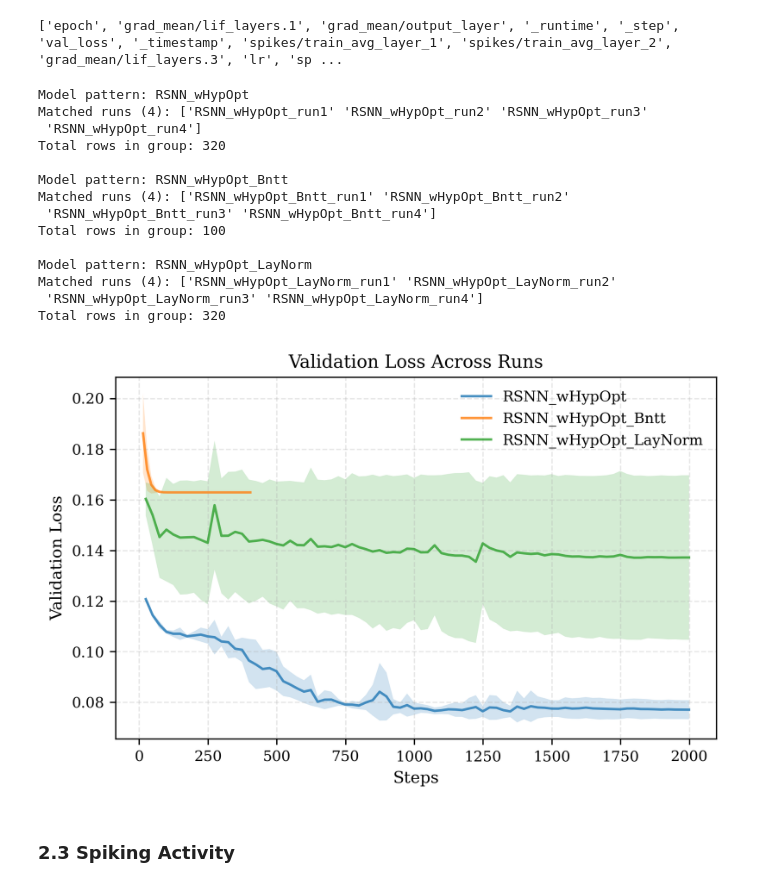
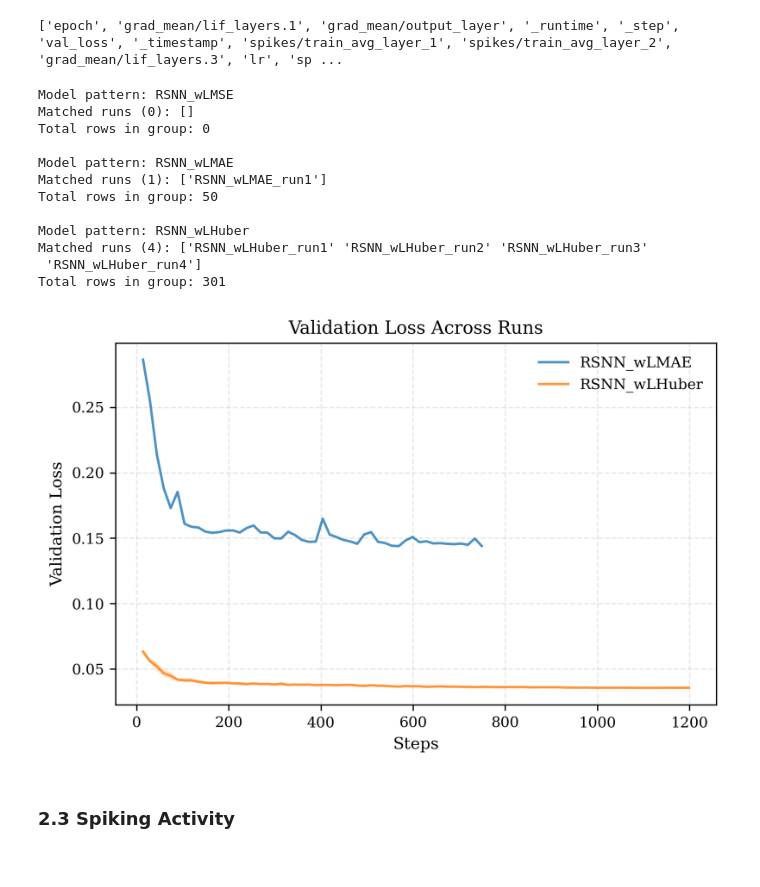
Before and after one commit to LuposX/FlexSpike, a Jupyter notebook: utils/generate_graphics.ipynb, the cells around one changed output. Saved outputs shown, nothing was run; the diff lists cells and outputs as text; code cells hidden in the pictures.

```diff
--- a/utils/generate_graphics.ipynb
+++ b/utils/generate_graphics.ipynb
@@ -298,6 +301,7 @@ include = ["GPT_Femto", "GPT_Nano", "RSNN_wHypOptim_4L"]
 include = ["RSNN_wHypOptim_4L", "RSNN_wHypOptim_6L", "RSNN_wHypOptim_8L", "RSNN_wHypOptim_10L"]
 include = ["RSNN_wHypOptim_4L", "RSNN_wHypOptim_Skip2", "RSNN_wHypOptim_Skip3", "RSNN_wHypOptim_Skip4"]
 include = ["RSNN_wHypOpt", "RSNN_wHypOpt_Bntt", "RSNN_wHypOpt_LayNorm"]
+include = ["RSNN_wLMSE", "RSNN_wLMAE", "RSNN_wLHuber"]
 # include = ["SLSTM_4L", "SLSTM_8L"]
 
 window = 1  # smoothing window, bigger smoother
@@ -324,46 +328,44 @@ for model_name in include:
     stats["mean"] = stats["mean"].rolling(window, min_periods=1).mean()
 
     # Plot mean line
     ax.plot(stats.index, stats["mean"], label=model_name, alpha=0.8)
 
     # Shaded ±1 std
     ax.fill_between(stats.index,
                     stats["mean"] - stats["std"],
                     stats["mean"] + stats["std"],
                     alpha=0.2)
 
 # Labels, title, grid, legend
 #ax.set_yscale("log")
 ax.set_xlabel("Steps")
 ax.set_ylabel("Validation Loss")
 ax.set_title("Validation Loss Across Runs")
 ax.grid(True, linestyle="--", alpha=0.3)
 ax.legend(frameon=False)
 
 plt.tight_layout()
 
 # Save the figure
 # fig.savefig("fully_trained_val_loss.png", bbox_inches="tight")
 #fig.savefig("comparsion_normalization.png", bbox_inches="tight")
 fig.savefig("comparsion_normalization.png", bbox_inches="tight")
 
 plt.show()
 # %% [output]
-Model pattern: RSNN_wHypOpt
-Matched runs (4): ['RSNN_wHypOpt_run1' 'RSNN_wHypOpt_run2' 'RSNN_wHypOpt_run3'
- 'RSNN_wHypOpt_run4']
-Total rows in group: 320
+Model pattern: RSNN_wLMSE
+Matched runs (0): []
+Total rows in group: 0
 
-Model pattern: RSNN_wHypOpt_Bntt
-Matched runs (4): ['RSNN_wHypOpt_Bntt_run1' 'RSNN_wHypOpt_Bntt_run2'
- 'RSNN_wHypOpt_Bntt_run3' 'RSNN_wHypOpt_Bntt_run4']
-Total rows in group: 100
+Model pattern: RSNN_wLMAE
+Matched runs (1): ['RSNN_wLMAE_run1']
+Total rows in group: 50
 
-Model pattern: RSNN_wHypOpt_LayNorm
-Matched runs (4): ['RSNN_wHypOpt_LayNorm_run1' 'RSNN_wHypOpt_LayNorm_run2'
- 'RSNN_wHypOpt_LayNorm_run3' 'RSNN_wHypOpt_LayNorm_run4']
-Total rows in group: 320
+Model pattern: RSNN_wLHuber
+Matched runs (4): ['RSNN_wLHuber_run1' 'RSNN_wLHuber_run2' 'RSNN_wLHuber_run3'
+ 'RSNN_wLHuber_run4']
+Total rows in group: 301
-[figure, old version]
+[figure, new version]
 # %% [markdown]
 ### 2.3 Spiking Activity
 # %%
```
Also changed, not shown: parts of 10 cells of this notebook, 5 other files.
